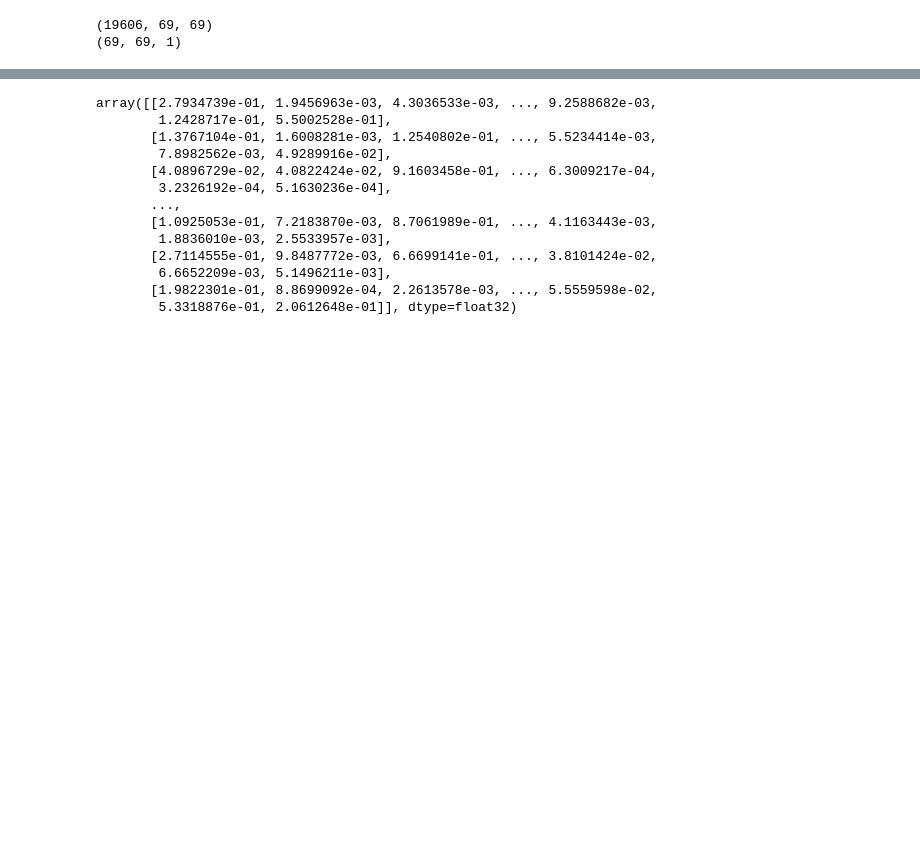
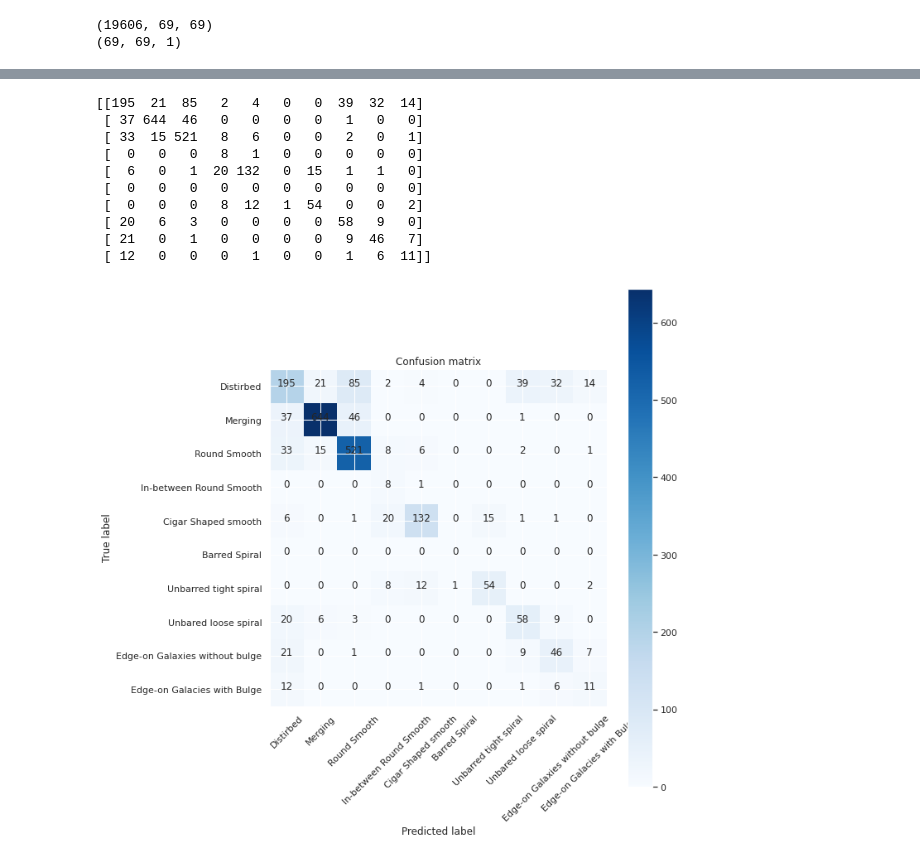
Before and after one commit to iamsh4shank/gal-classifier, a Jupyter notebook: gal_classifier.ipynb, the cells around one changed output, grey strips where cells are left out. Saved outputs shown, nothing was run; the diff lists cells and outputs as text; code cells hidden in the pictures; blank space fills up the shorter version.

```diff
--- a/gal_classifier.ipynb
+++ b/gal_classifier.ipynb
@@ -260,16 +235,37 @@ fig.savefig('Model_Loss.png')
-# %%
-model.predict(X_test)
-# %% [output]
-array([[2.7934739e-01, 1.9456963e-03, 4.3036533e-03, ..., 9.2588682e-03,
-        1.2428717e-01, 5.5002528e-01],
-       [1.3767104e-01, 1.6008281e-03, 1.2540802e-01, ..., 5.5234414e-03,
-        7.8982562e-03, 4.9289916e-02],
-       [4.0896729e-02, 4.0822424e-02, 9.1603458e-01, ..., 6.3009217e-04,
-        3.2326192e-04, 5.1630236e-04],
-       ...,
-       [1.0925053e-01, 7.2183870e-03, 8.7061989e-01, ..., 4.1163443e-03,
-        1.8836010e-03, 2.5533957e-03],
-       [2.7114555e-01, 9.8487772e-03, 6.6699141e-01, ..., 3.8101424e-02,
-        6.6652209e-03, 5.1496211e-03],
-       [1.9822301e-01, 8.8699092e-04, 2.2613578e-03, ..., 5.5559598e-02,
-        5.3318876e-01, 2.0612648e-01]], dtype=float32)
+# %%
+def plot_confusionM(cm, class_names):
+    figure = plt.figure(figsize=(10, 10))
+    plt.imshow(cm, interpolation='nearest', cmap=plt.cm.Blues)
+    plt.title("Confusion matrix")
+    plt.colorbar()
+    tick_marks = np.arange(len(class_names))
+    plt.xticks(tick_marks, class_names, rotation=45)
+    plt.yticks(tick_marks, class_names)
+
+    for i, j in itertools.product(range(cm.shape[0]), range(cm.shape[1])):
+        plt.text(j, i, cm[i, j], horizontalalignment="center")
+
+    plt.tight_layout()
+    plt.ylabel('True label')
+    plt.xlabel('Predicted label')
+
+pred = model.predict(X_test)
+
+pred_label = np.argmax(pred, axis=1)
+actual_label = np.argmax(test_labels, axis=1)
+
+cm = confusion_matrix(pred_label+1, actual_label+1)
+print (cm)
+plot_confusionM(cm, imageLabel)
+# %% [output]
+[[195  21  85   2   4   0   0  39  32  14]
+ [ 37 644  46   0   0   0   0   1   0   0]
+ [ 33  15 521   8   6   0   0   2   0   1]
+ [  0   0   0   8   1   0   0   0   0   0]
+ [  6   0   1  20 132   0  15   1   1   0]
+ [  0   0   0   0   0   0   0   0   0   0]
+ [  0   0   0   8  12   1  54   0   0   2]
+ [ 20   6   3   0   0   0   0  58   9   0]
+ [ 21   0   1   0   0   0   0   9  46   7]
+ [ 12   0   0   0   1   0   0   1   6  11]]
+[figure, added]
```
Also changed, not shown: parts of 13 cells of this notebook, 3 other files.
